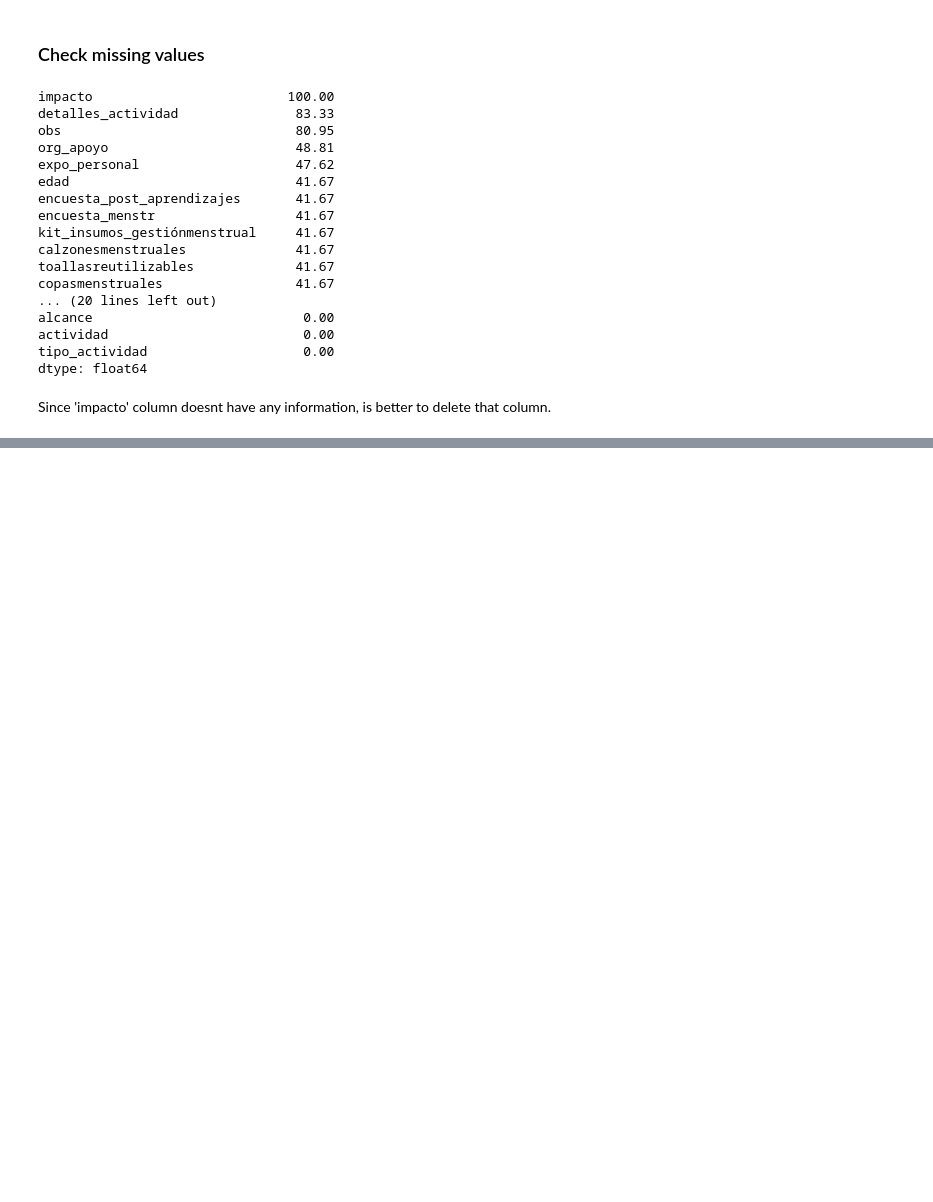
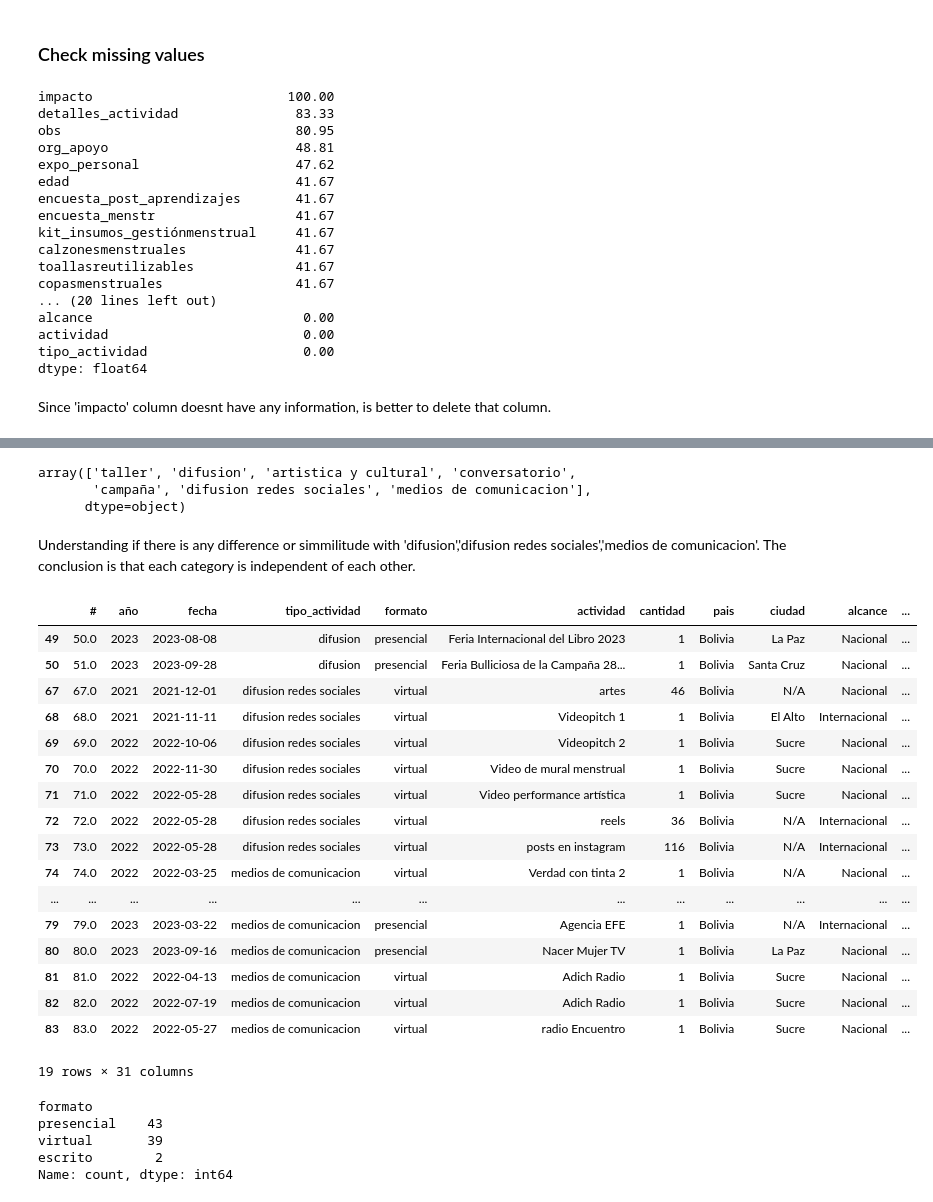
Before and after one commit to nata-regue/yawar, a Jupyter notebook: code/yawar_eda.ipynb, the cells around one changed output, grey strips where cells are left out. Saved outputs shown, nothing was run; the diff lists cells and outputs as text; code cells hidden in the pictures; blank space fills up the shorter version.

```diff
--- a/code/yawar_eda.ipynb
+++ b/code/yawar_eda.ipynb
@@ -289,0 +551,21 @@ array(['Café AMTA', 'domicilio privado', 'UNIFRANZ EL ALTO ',
+# %%
+df_yawar_c.loc[df_yawar_c['toallasdesechables']=='No','toallasdesechables']=0
+df_yawar_c.loc[df_yawar_c['copasmenstruales']=='No','copasmenstruales']=0
+df_yawar_c.loc[df_yawar_c['toallasreutilizables']=='No','toallasreutilizables']=0
+df_yawar_c.loc[df_yawar_c['calzonesmenstruales']=='No','calzonesmenstruales']=0
+df_yawar_c.loc[df_yawar_c['kit_insumos_gestiónmenstrual']=='No','kit_insumos_gestiónmenstrual']=0
+# %%
+df_yawar_c=df_yawar_c.assign(
+    año=lambda x:x.año.astype('int'),
+    cantidad=lambda x:x['cantidad'].astype('int'),
+    personasalcanzadas_cant=lambda x:x['personasalcanzadas_cant'].astype('int'),
+    toallasdesechablesa=lambda x:x['toallasdesechables'].astype('int'),
+    copasmenstruales=lambda x:x['copasmenstruales'].astype('int'),
+    toallasreutilizables=lambda x:x['toallasreutilizables'].astype('int'),
+    calzonesmenstruales=lambda x:x['calzonesmenstruales'].astype('int'),
+    kit_insumos_gestiónmenstrual=lambda x:x['kit_insumos_gestiónmenstrual'].astype('int'),
+        expo_personal=lambda x:x['expo_personal'].astype('int'),
+    voluntarias=lambda x:x['voluntarias'].astype('int'),
+
+    expo_duracion=lambda x:x['expo_duracion'].astype('float'),
+)
@@ -289,0 +641,2 @@ array(['Café AMTA', 'domicilio privado', 'UNIFRANZ EL ALTO ',
+# %%
+df_yawar_c['formato']=df_yawar_c['formato'].apply(lambda x:x.strip())
@@ -289,0 +645,2 @@ array(['Café AMTA', 'domicilio privado', 'UNIFRANZ EL ALTO ',
+# %%
+df_yawar_c=df_yawar_c.map(lambda x:x.strip() if isinstance(x, str) else x)
@@ -289,0 +657,37 @@ array(['Café AMTA', 'domicilio privado', 'UNIFRANZ EL ALTO ',
+# %%
+df_yawar_c['tipo_actividad'].unique()
+# %% [output]
+array(['taller', 'difusion', 'artistica y cultural', 'conversatorio',
+       'campaña', 'difusion redes sociales', 'medios de comunicacion'],
+      dtype=object)
+# %% [markdown]
+Understanding if there is any difference or simmilitude with 'difusion','difusion redes sociales','medios de comunicacion'. The conclusion is that each category is independent of each other.
+# %%
+df_yawar_c[df_yawar_c['tipo_actividad'].isin(['difusion','difusion redes sociales','medios de comunicacion'])]
+# %% [output]
+|  | # | año | fecha | tipo_actividad | formato | actividad | cantidad | pais | ciudad | alcance | ... |
+| 49 | 50.0 | 2023 | 2023-08-08 | difusion | presencial | Feria Internacional del Libro 2023 | 1 | Bolivia | La Paz | Nacional | ... |
+| 50 | 51.0 | 2023 | 2023-09-28 | difusion | presencial | Feria Bulliciosa de la Campaña 28... | 1 | Bolivia | Santa Cruz | Nacional | ... |
+| 67 | 67.0 | 2021 | 2021-12-01 | difusion redes sociales | virtual | artes | 46 | Bolivia | N/A | Nacional | ... |
+| 68 | 68.0 | 2021 | 2021-11-11 | difusion redes sociales | virtual | Videopitch 1 | 1 | Bolivia | El Alto | Internacional | ... |
+| 69 | 69.0 | 2022 | 2022-10-06 | difusion redes sociales | virtual | Videopitch 2 | 1 | Bolivia | Sucre | Nacional | ... |
+| 70 | 70.0 | 2022 | 2022-11-30 | difusion redes sociales | virtual | Video de mural menstrual | 1 | Bolivia | Sucre | Nacional | ... |
+| 71 | 71.0 | 2022 | 2022-05-28 | difusion redes sociales | virtual | Video performance artística | 1 | Bolivia | Sucre | Nacional | ... |
+| 72 | 72.0 | 2022 | 2022-05-28 | difusion redes sociales | virtual | reels | 36 | Bolivia | N/A | Internacional | ... |
+| 73 | 73.0 | 2022 | 2022-05-28 | difusion redes sociales | virtual | posts en instagram | 116 | Bolivia | N/A | Internacional | ... |
+| 74 | 74.0 | 2022 | 2022-03-25 | medios de comunicacion | virtual | Verdad con tinta 2 | 1 | Bolivia | N/A | Nacional | ... |
+| ... | ... | ... | ... | ... | ... | ... | ... | ... | ... | ... | ... |
+| 79 | 79.0 | 2023 | 2023-03-22 | medios de comunicacion | presencial | Agencia EFE | 1 | Bolivia | N/A | Internacional | ... |
+| 80 | 80.0 | 2023 | 2023-09-16 | medios de comunicacion | presencial | Nacer Mujer TV | 1 | Bolivia | La Paz | Nacional | ... |
+| 81 | 81.0 | 2022 | 2022-04-13 | medios de comunicacion | virtual | Adich Radio | 1 | Bolivia | Sucre | Nacional | ... |
+| 82 | 82.0 | 2022 | 2022-07-19 | medios de comunicacion | virtual | Adich Radio | 1 | Bolivia | Sucre | Nacional | ... |
+| 83 | 83.0 | 2022 | 2022-05-27 | medios de comunicacion | virtual | radio Encuentro | 1 | Bolivia | Sucre | Nacional | ... |
+19 rows × 31 columns
+# %%
+df_yawar_c['formato'].value_counts()
+# %% [output]
+formato
+presencial    43
+virtual       39
+escrito        2
+Name: count, dtype: int64
```
Also changed, not shown: parts of 71 cells of this notebook.
